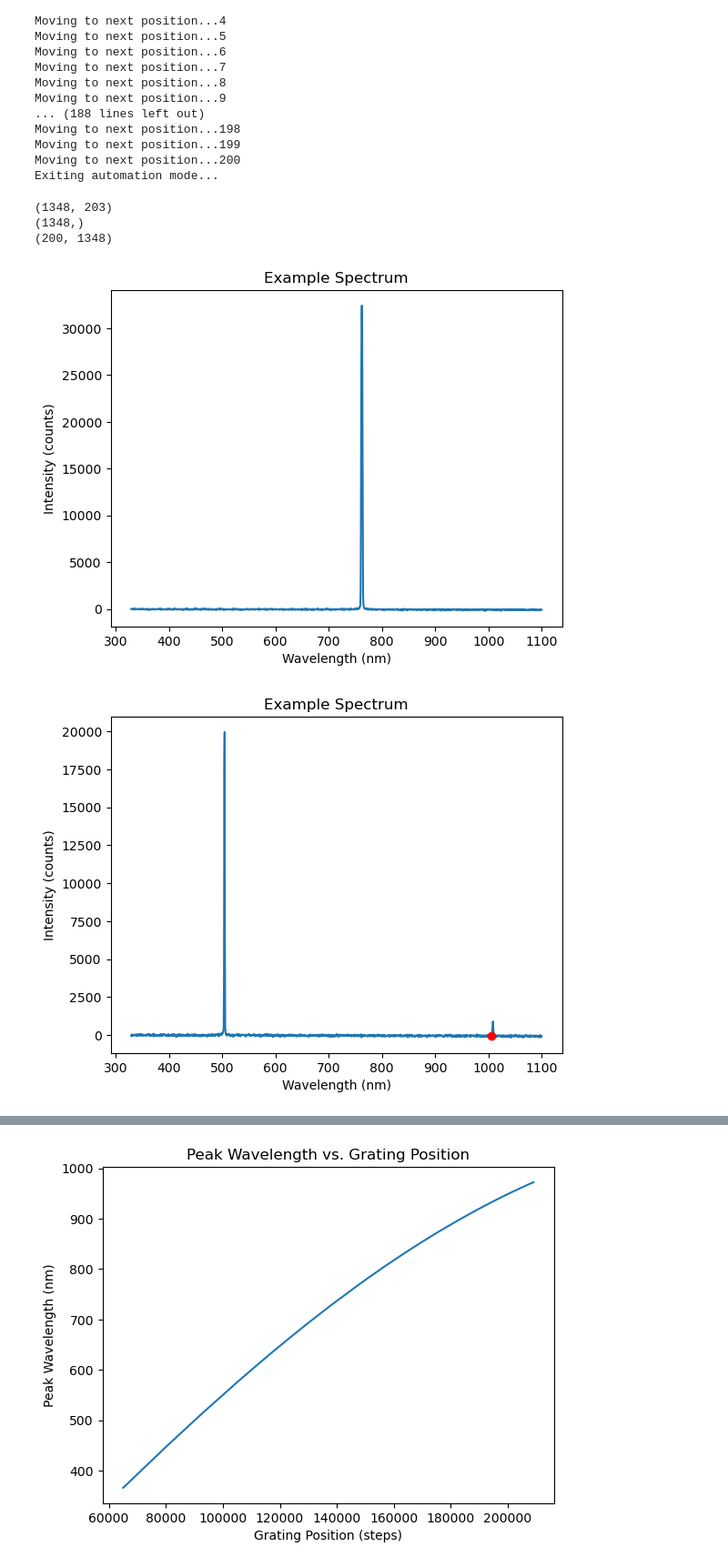
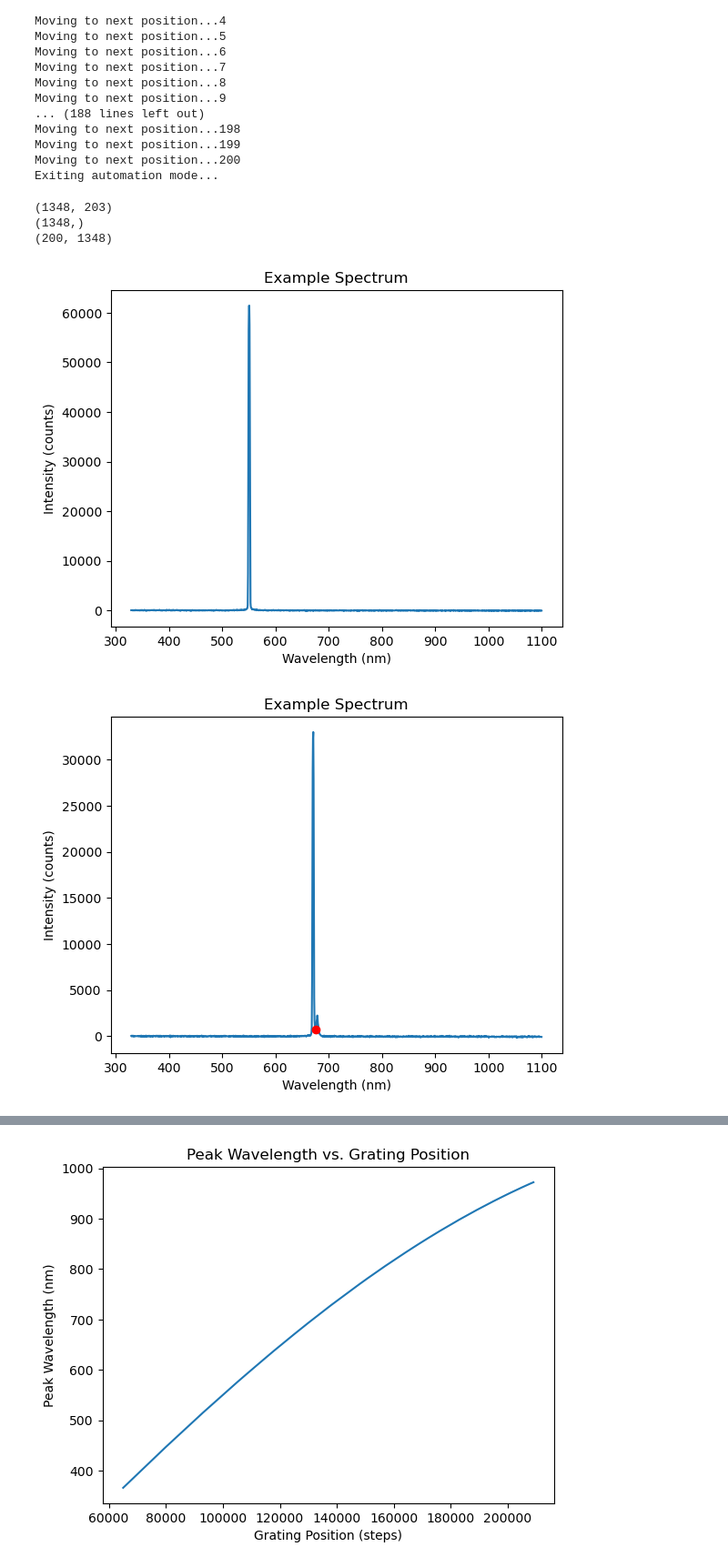
Before and after one commit to davidfobar/SCRAM, a Jupyter notebook: monoCtrl/gratingCalibration.ipynb, the cells around one changed output, grey strips where cells are left out. Shown: that part at 91% size. Cells and saved outputs as stored; diff of their text form; code cells hidden in the pictures.

```diff
--- a/monoCtrl/gratingCalibration.ipynb
+++ b/monoCtrl/gratingCalibration.ipynb
@@ -82,7 +82,7 @@ print(wavelengths.shape)
 print(intensities.shape)
 
 #print an example spectrum - many have two peaks due to grating artifacts, we only need the higher wavelength peak
-plt.plot(wavelengths, intensities[96])
+plt.plot(wavelengths, intensities[50])
 plt.xlabel('Wavelength (nm)')
 plt.ylabel('Intensity (counts)')
 plt.title('Example Spectrum')
@@ -94,7 +94,7 @@ last_good_measurement = 160
 (1348, 203)
 (1348,)
 (200, 1348)
-[figure, old version]
+[figure, new version]
 # %%
 ##fit gaussian to each spectrum and plot the peak wavelength as a function of grating position
 from scipy.optimize import curve_fit
@@ -106,34 +106,34 @@ def gaussian(x, a, x0, sigma):
 #estimate the peak centroid of the right most peak in each spectrum
 def estimateCentroid(x):
     #start at the right most point and decrement until a prominence of 200 is reached
     for i in range(len(x)-1, 0, -1):
         if x[i] - x[i-1] > 250:
             break
     #continue decrementing until while the values are still increasing
     while x[i] - x[i-1] > 0:
         i -= 1
 
     #return the index of the peak
     return i
 
 #test the estimateCentroid function and plot the result for a single spectrum
-testIdx = 175
+testIdx = 75
 test = estimateCentroid(intensities[testIdx])
 plt.plot(wavelengths, intensities[testIdx])
 plt.plot(wavelengths[test], intensities[testIdx][test], 'ro')
 plt.xlabel('Wavelength (nm)')
 plt.ylabel('Intensity (counts)')
 plt.title('Example Spectrum')
 plt.show()
 
 #fit gaussian to each spectrum and plot the peak wavelength as a function of grating position
 popt = np.zeros((last_good_measurement-first_good_measurement, 3))
 for i in range(first_good_measurement, last_good_measurement):
     estCentroidIdx = estimateCentroid(intensities[i])
     estCentroid = wavelengths[estCentroidIdx]
     #fit a gaussian to the spectrum with the surrounding 100 points
     popt[i-first_good_measurement], pcov = curve_fit(gaussian, wavelengths[estCentroidIdx-50:estCentroidIdx+50], intensities[i][estCentroidIdx-50:estCentroidIdx+50], p0 = [1, estCentroid, 1])
 # %% [output]
-[figure, old version]
+[figure, new version]
 # %%
 #plot an example fit
```
Also changed, not shown: parts of 2 cells of this notebook, 16 other files.
